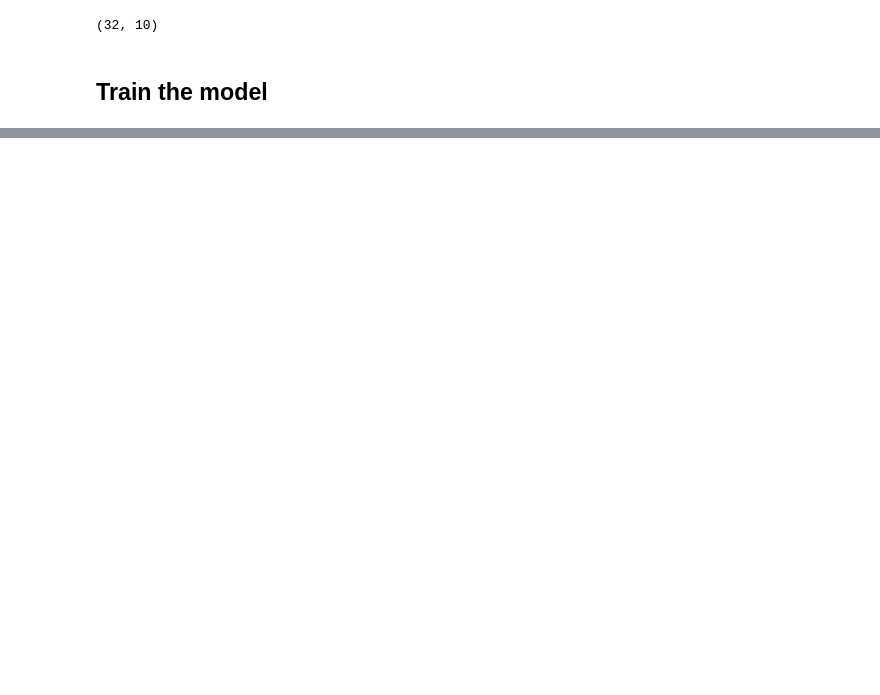
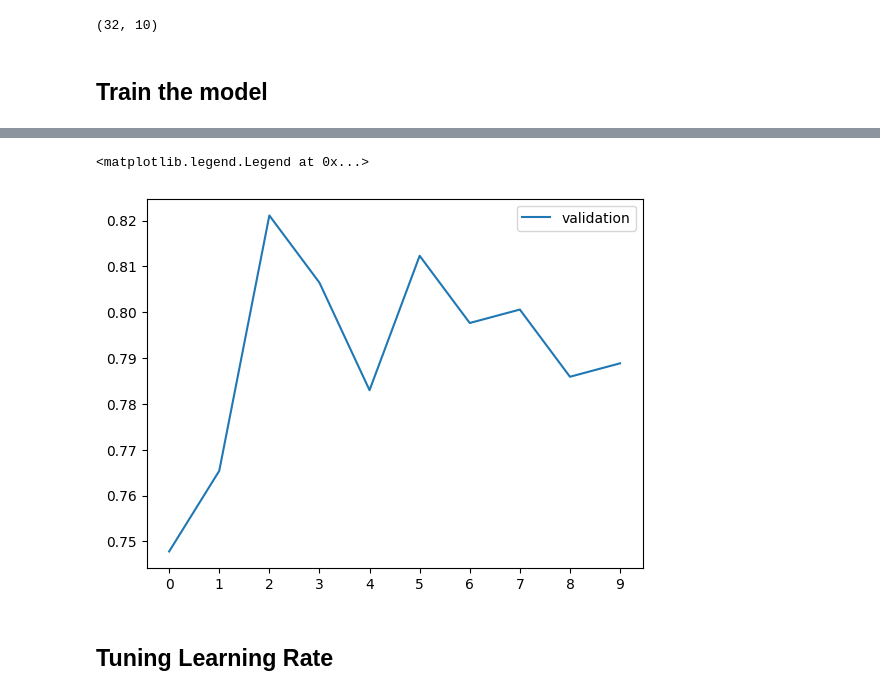
Before and after one commit to okellodaniel/image_classification_deeplearning, a Jupyter notebook: notebook.ipynb, the cells around one changed output, grey strips where cells are left out. Cells and saved outputs as stored; diff of their text form; code cells hidden in the pictures; blank space fills up the shorter version.

Commit message:
added inner layer

```diff
--- a/notebook.ipynb
+++ b/notebook.ipynb
@@ -202,14 +218,19 @@ After applying Global Avergae Pooling
 - This layer maps 2048 features → 10 output classes.
 - The final output is (32, 10), meaning for each image, we get 10 class probabilities.
 """
+# Define expected image shape as input
 inputs = keras.Input(shape=(150,150,3))
 
-base = base_model(inputs)
+# Feed inputs to the base model
+base = base_model(inputs, training=False) # set False because the model contains BatchNormalization layer
 
+# Convert matrices into vectors using pooling layer
 vectors = keras.layers.GlobalAveragePooling2D()(base)
 
+# Create dense layer of 10 classes
 outputs = keras.layers.Dense(10,activation='softmax')(vectors)
 
+# Create model for training
 model = keras.Model(inputs,outputs)
 # %%
 preds = model.predict(X)
@@ -225,8 +243,8 @@ preds.shape  # Shrinked this to 1D
 # %% [markdown]
 ## Train the model
 # %%
-learning_Rate = 0.01
-optimizer = keras.optimizers.Adam()
+learning_rate = 0.01
+optimizer = keras.optimizers.Adam(learning_rate=learning_rate)
 loss = keras.losses.CategoricalCrossentropy(from_logits=False)
 # %%
 model.compile(
@@ -236,6 +254,6 @@ model.compile(
 )
 # %%
 # Epochs is the number of times we go over the dataset
-model.fit(train_ds,epochs=10,validation_data = val_ds)
+history = model.fit(train_ds,epochs=10,validation_data = val_ds)
 # %% [output]
 Epoch 1/10
@@ -269,0 +299,13 @@ Epoch 10/10
+# %%
+train_accuracy = history.history['accuracy']
+val_accuracy = history.history['val_accuracy']
+# %%
+# plt.plot(train_accuracy,label='train')
+plt.plot(val_accuracy,label='validation')
+plt.xticks(np.arange(10))
+plt.legend()
+# %% [output]
+<matplotlib.legend.Legend at 0x...>
+[figure, added]
+# %% [markdown]
+## Tuning Learning Rate
```
Also changed, not shown: parts of 23 cells of this notebook, 2 other files.
